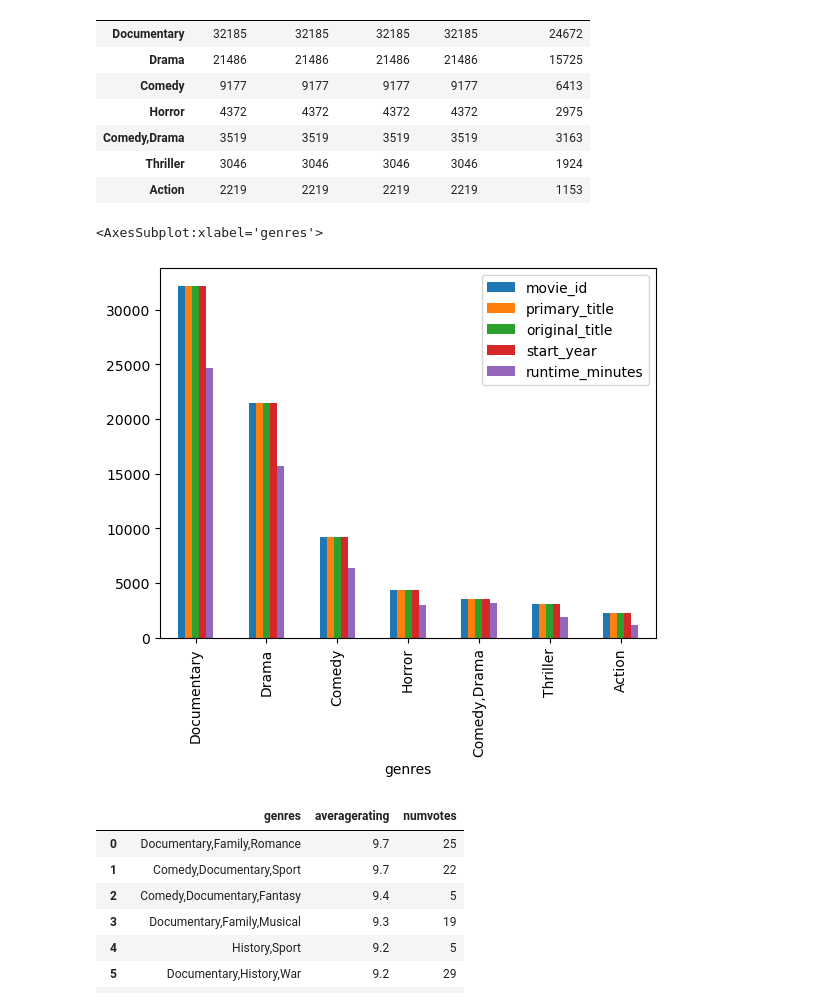
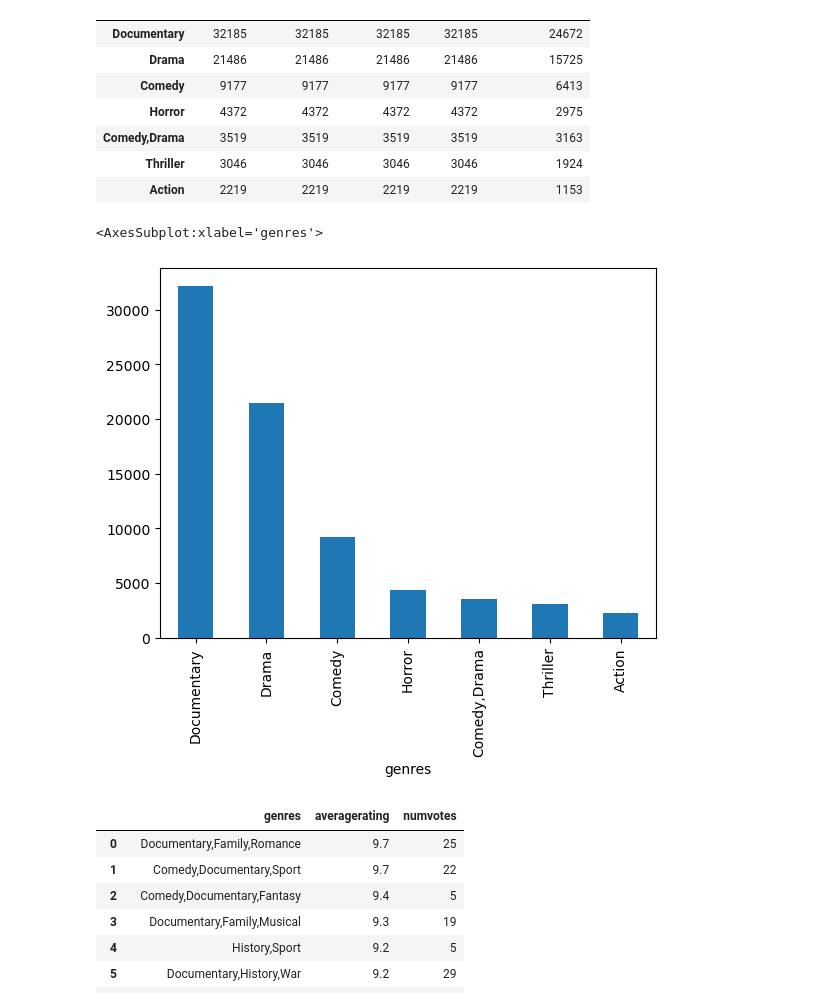
Before and after one commit to jmarksk/MovieBusinessProject, a Jupyter notebook: student.ipynb, the cells around one changed output. Cells and saved outputs as stored; diff of their text form; code cells hidden in the pictures.

```diff
--- a/student.ipynb
+++ b/student.ipynb
@@ -344,11 +349,13 @@ q2_1
 | Comedy,Drama | 3519 | 3519 | 3519 | 3519 | 3163 |
 | Thriller | 3046 | 3046 | 3046 | 3046 | 1924 |
 | Action | 2219 | 2219 | 2219 | 2219 | 1153 |
+# %%
+q2_2 = q2_1.loc[:, 'movie_id']
 # %%
-q2_1.plot(kind = 'bar')
+q2_2.plot(kind = 'bar')
 # %% [output]
 <AxesSubplot:xlabel='genres'>
-[figure, old version]
+[figure, new version]
 # %%
 #Find out what genres get the highest ratings.
 q3 = """SELECT mb.genres, mr.averagerating, mr.numvotes
```
Also changed, not shown: parts of 6 cells of this notebook, 1 other file.
